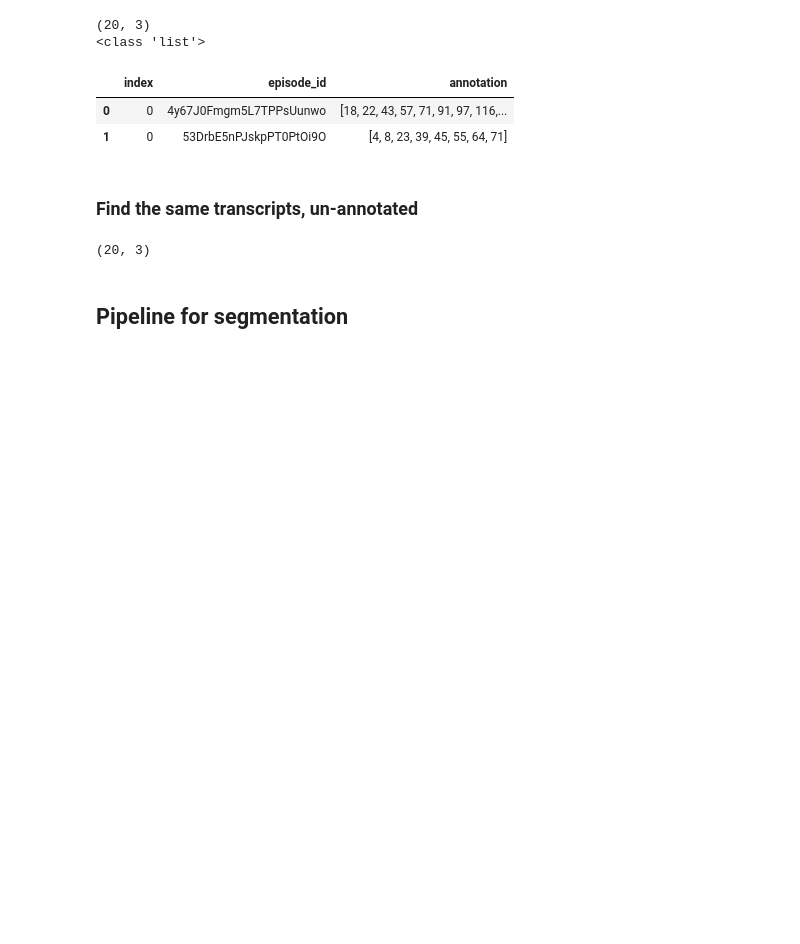
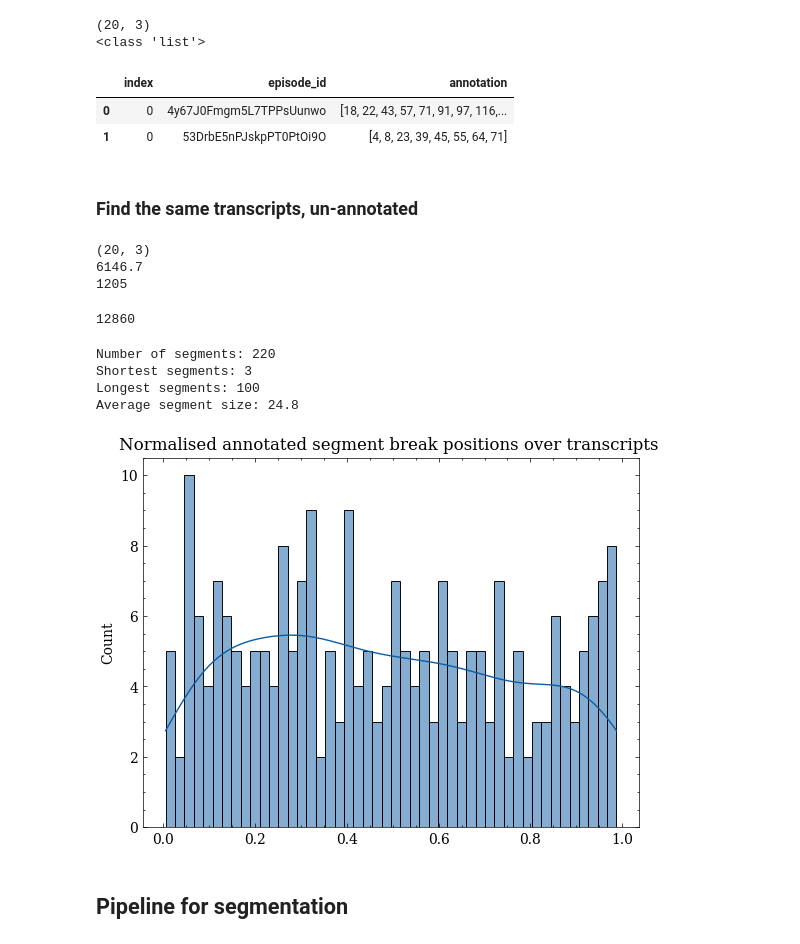
Before and after one commit to OskarMunck/Thesis, a Jupyter notebook: 0e.make_small_datasets.ipynb, the cells around one changed output. Cells and saved outputs as stored; diff of their text form; code cells hidden in the pictures; blank space fills up the shorter version.

```diff
--- a/0e.make_small_datasets.ipynb
+++ b/0e.make_small_datasets.ipynb
@@ -161,8 +161,62 @@ annotation_values.to_pickle('annotations.pkl')
 sports_trans = pd.read_csv('sports_transcripts.csv.gz', compression='gzip', usecols=[2,3,16])
 annotated_transcripts_plain = sports_trans[sports_trans.episode_id.isin(annotation_values.episode_id)].copy()
 print(annotated_transcripts_plain.shape)
+annotated_transcripts_plain.head()
+print(annotated_transcripts_plain.word_count.mean())
+print(annotated_transcripts_plain.word_count.min())
+annotated_transcripts_plain.word_count.max()
 # %% [output]
 (20, 3)
+6146.7
+1205
+12860
+# %%
+# EDA on annotations
+eda_ls = []
+for i in range(len(annotation_values.index)):
+    ls = annotation_values.iloc[i,2]
+    individual_transcript_seg_size = [x - ls[i - 1] for i, x in enumerate(ls)][1:]
+    eda_ls = eda_ls + individual_transcript_seg_size
+
+print("Number of segments:", len(eda_ls))
+print("Shortest segments:", min(eda_ls))
+print("Longest segments:", max(eda_ls))
+print("Average segment size:", round(np.mean(eda_ls),1))
+# %% [output]
+Number of segments: 220
+Shortest segments: 3
+Longest segments: 100
+Average segment size: 24.8
+# %%
+# EDA on annotated segmenets, plot normalised positions
+import seaborn as sns
+import matplotlib.pyplot as plt
+import scienceplots
+
+annot_lens = pd.read_csv('len_of_annotations.csv')
+annot_lens = annot_lens.rename(columns = {'episode': 'episode_id'})
+
+annotated_transcripts_plain.dtypes
+plot_df = annot_lens.merge(annotation_values, on='episode_id', how='inner')
+
+norm_ls = []
+for i in range(len(plot_df.index)):
+    ls = plot_df.iloc[i,4]
+    length = plot_df.iloc[i,2]
+    norm_ls_small = []
+    for element in ls:
+        norm_ls_small.append(element/length)
+
+    norm_ls = norm_ls + norm_ls_small
+
+plt.style.use(['science','no-latex'])
+plt.rcParams["figure.figsize"] = (6.4, 4.8)
+
+sns.histplot(x=norm_ls, bins = 48, kde=True)
+plt.title('Normalised annotated segment break positions over transcripts ')
+plt.show()
+# %% [output]
+[figure, added]
 # %% [markdown]
 ## Pipeline for segmentation
 # %%
```
Also changed, not shown: parts of 2 cells of this notebook, 3 other files.
